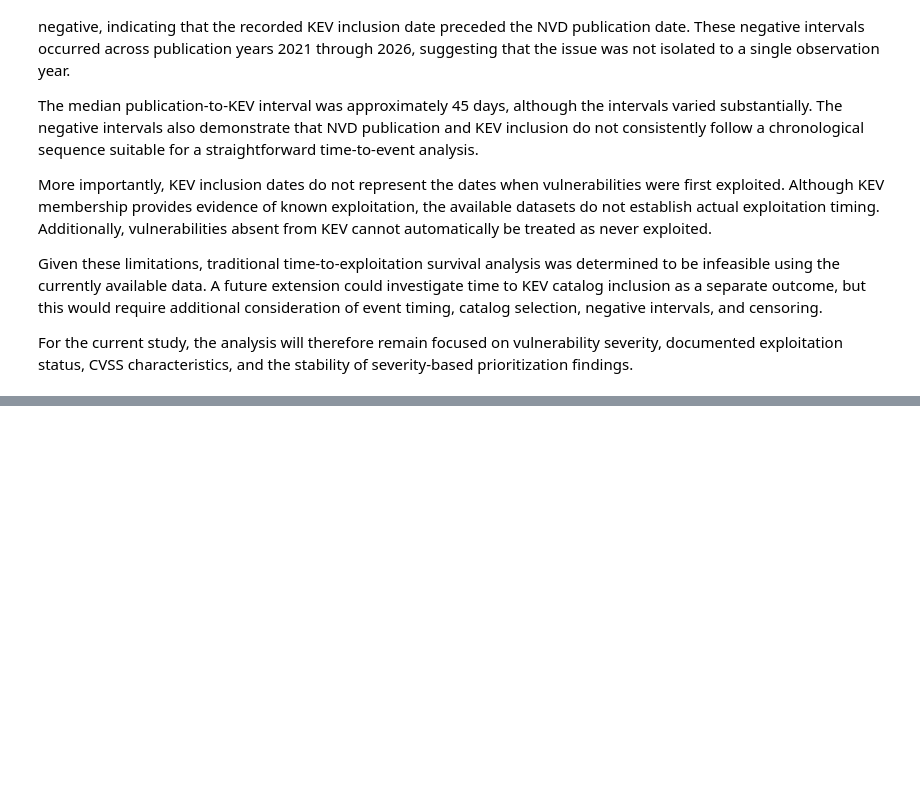
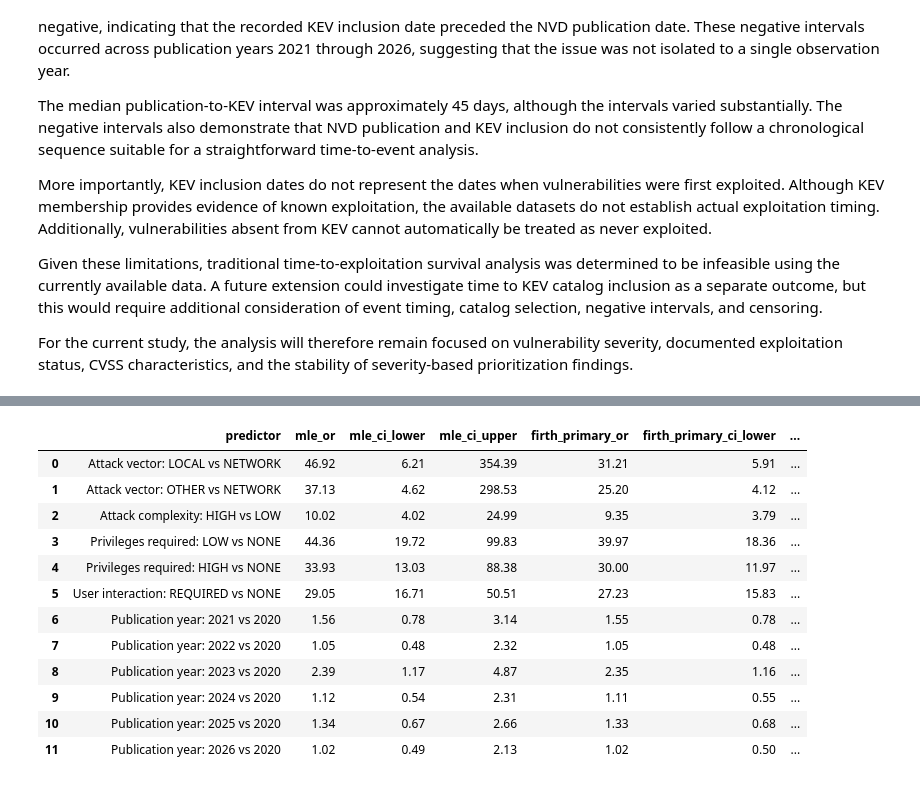
Before and after one commit to aaliyahmjh/data698-capstone, a Jupyter notebook: notebooks/core_eda.ipynb, the cells around one changed output, grey strips where cells are left out. Drawn from its saved outputs; the diff is of its cells as text; code cells hidden in the pictures; blank space fills up the shorter version.

```diff
--- a/notebooks/core_eda.ipynb
+++ b/notebooks/core_eda.ipynb
@@ -4292,0 +4363,17 @@ For the current study, the analysis will therefore remain focused on vulnerabili
+# %%
+src = kev_cvss["cvss_source"].value_counts(dropna=False).rename_axis("cvss_source").reset_index(name="kevs")
+display(src)
+
+non_nvd = kev_cvss.loc[kev_cvss["cvss_source"] != "nvd@nist.gov",
+                       ["cve", "cvss_score", "cvss_version", "cvss_source"]]
+print("KEVs whose CVSS record is not from nvd@nist.gov:", len(non_nvd))
+display(non_nvd.sort_values("cvss_score").head(20))
+
+recon = pd.DataFrame({
+    "source": ["Midterm / core_eda master dataset", "Early feasibility notebook"],
+    "below_9": [694, 691], "pct_below_9": [60.98, 60.7],
+    "below_7": [138, 134], "pct_below_7": [12.13, 11.8],
+    "note": ["Authoritative: first Primary CVSS record", "Prefers nvd@nist.gov record"],
+})
+recon.to_csv(RESULTS_DIR / "count_reconciliation.csv", index=False)
+display(recon)
@@ -4292,0 +4676,41 @@ For the current study, the analysis will therefore remain focused on vulnerabili
+# %%
+ci = logit_model.conf_int()
+mle = pd.DataFrame({
+    "predictor": logit_model.params.index.map(predictor_labels),
+    "mle_or": np.exp(logit_model.params.values),
+    "mle_ci_lower": np.exp(ci[0].values),
+    "mle_ci_upper": np.exp(ci[1].values),
+}).dropna(subset=["predictor"])
+
+l2 = regularized_comparison["original_or"].rename("l2_or").to_frame()
+l2.index = l2.index.str.replace("categorical__", "", regex=False).map(LABELS)
+l2 = l2.rename_axis("predictor").reset_index()
+
+compare = (mle.merge(firth_primary, on="predictor")
+              .merge(firth_nvd, on="predictor")
+              .merge(l2, on="predictor", how="left"))
+
+order = list(LABELS.values())
+compare["predictor"] = pd.Categorical(compare["predictor"], order, ordered=True)
+compare = compare.sort_values("predictor").reset_index(drop=True)
+
+compare["same_direction"] = (
+    (compare["mle_or"] > 1) == (compare["firth_primary_or"] > 1)
+) & ((compare["mle_or"] > 1) == (compare["firth_nvd_or"] > 1))
+
+display(compare.round(2))
+compare.to_csv(RESULTS_DIR / "regression_model_comparison.csv", index=False)
+# %% [output]
+|  | predictor | mle_or | mle_ci_lower | mle_ci_upper | firth_primary_or | firth_primary_ci_lower | ... |
+| 0 | Attack vector: LOCAL vs NETWORK | 46.92 | 6.21 | 354.39 | 31.21 | 5.91 | ... |
+| 1 | Attack vector: OTHER vs NETWORK | 37.13 | 4.62 | 298.53 | 25.20 | 4.12 | ... |
+| 2 | Attack complexity: HIGH vs LOW | 10.02 | 4.02 | 24.99 | 9.35 | 3.79 | ... |
+| 3 | Privileges required: LOW vs NONE | 44.36 | 19.72 | 99.83 | 39.97 | 18.36 | ... |
+| 4 | Privileges required: HIGH vs NONE | 33.93 | 13.03 | 88.38 | 30.00 | 11.97 | ... |
+| 5 | User interaction: REQUIRED vs NONE | 29.05 | 16.71 | 50.51 | 27.23 | 15.83 | ... |
+| 6 | Publication year: 2021 vs 2020 | 1.56 | 0.78 | 3.14 | 1.55 | 0.78 | ... |
+| 7 | Publication year: 2022 vs 2020 | 1.05 | 0.48 | 2.32 | 1.05 | 0.48 | ... |
+| 8 | Publication year: 2023 vs 2020 | 2.39 | 1.17 | 4.87 | 2.35 | 1.16 | ... |
+| 9 | Publication year: 2024 vs 2020 | 1.12 | 0.54 | 2.31 | 1.11 | 0.55 | ... |
+| 10 | Publication year: 2025 vs 2020 | 1.34 | 0.67 | 2.66 | 1.33 | 0.68 | ... |
+| 11 | Publication year: 2026 vs 2020 | 1.02 | 0.49 | 2.13 | 1.02 | 0.50 | ... |
```
Also changed, not shown: parts of 18 cells of this notebook, 5 other files.
